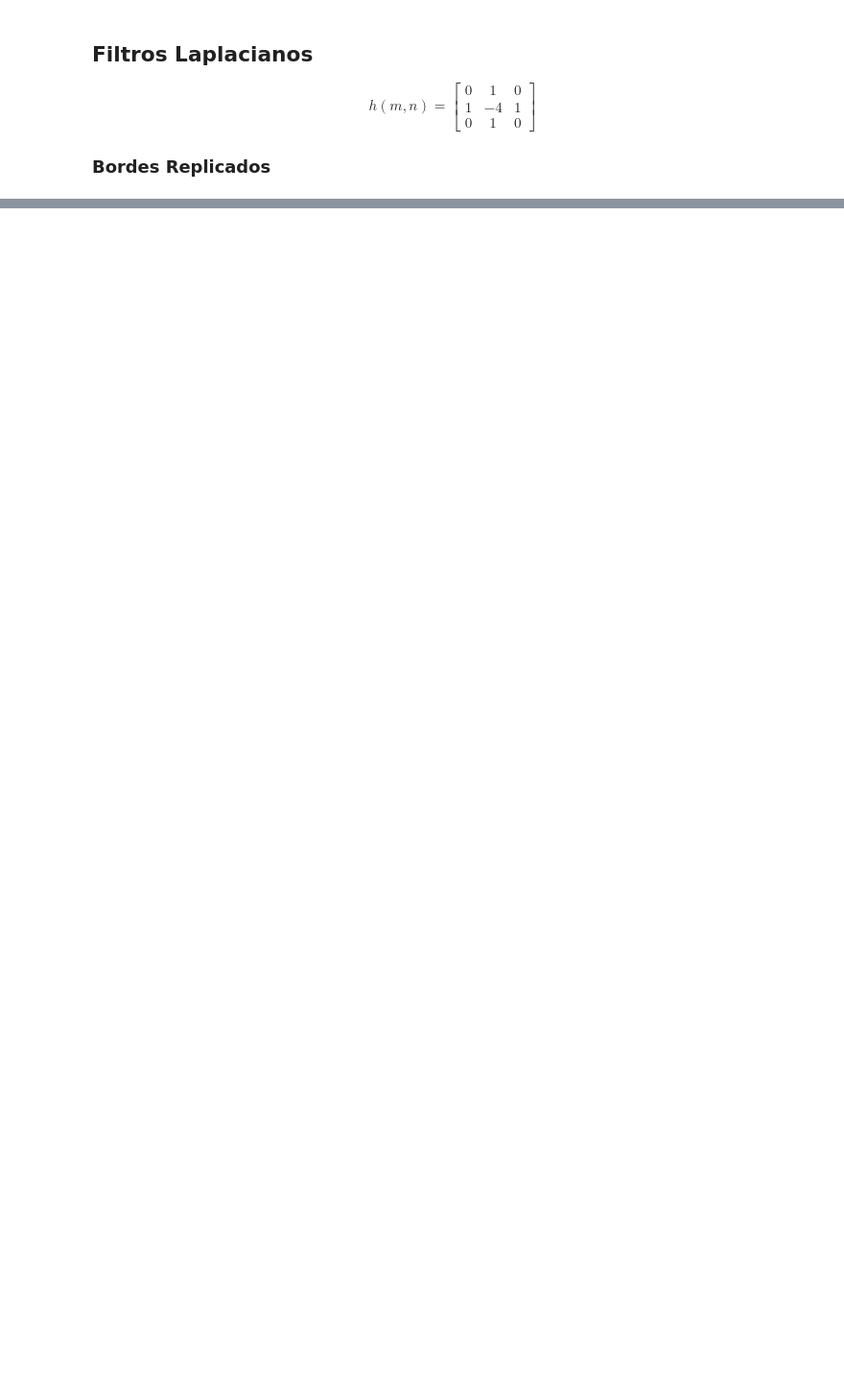
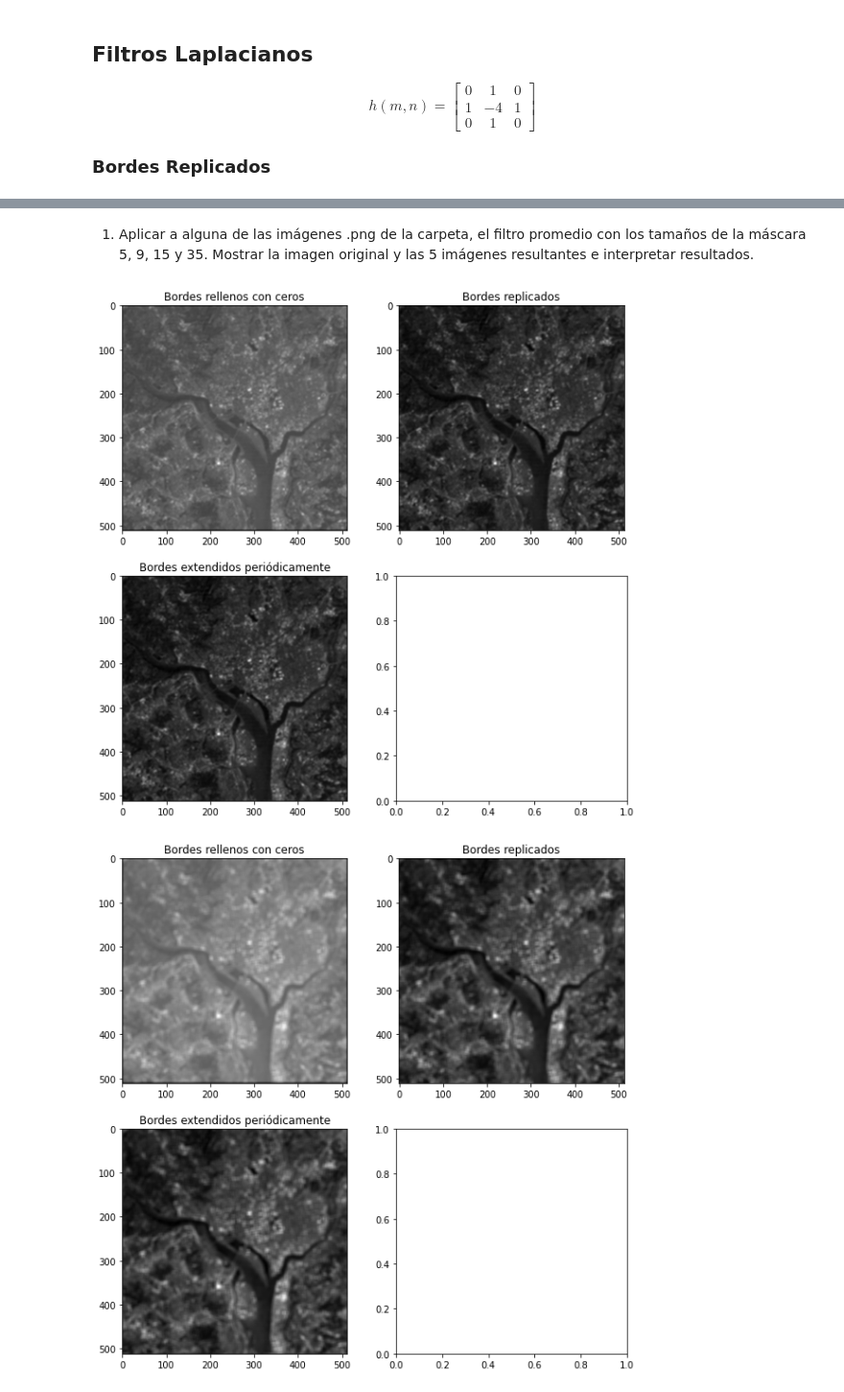
Before and after one commit to LeonelYLuego/University-Works, a Jupyter notebook: Procesamiento de Imágenes/Tarea 2.ipynb, the cells around one changed output, grey strips where cells are left out. Shown at 96% size. Cells and saved outputs as stored; diff of their text form; code cells hidden in the pictures; blank space fills up the shorter version.

```diff
--- a/Procesamiento de Imágenes/Tarea 2.ipynb
+++ b/Procesamiento de Imágenes/Tarea 2.ipynb
@@ -255,0 +211,10 @@ print_img(new_img)
+# %% [markdown]
+1. Aplicar a alguna de las imágenes .png de la carpeta, el filtro promedio con los tamaños de la máscara 5, 9, 15 y 35. Mostrar la imagen original y las 5 imágenes resultantes e interpretar resultados.
+# %%
+mean_filter(img, 5)
+mean_filter(img, 9)
+mean_filter(img, 15)
+mean_filter(img, 35)
+# %% [output]
+[figure, added]
+[figure, added]
```
Also changed, not shown: parts of 48 cells of this notebook.
